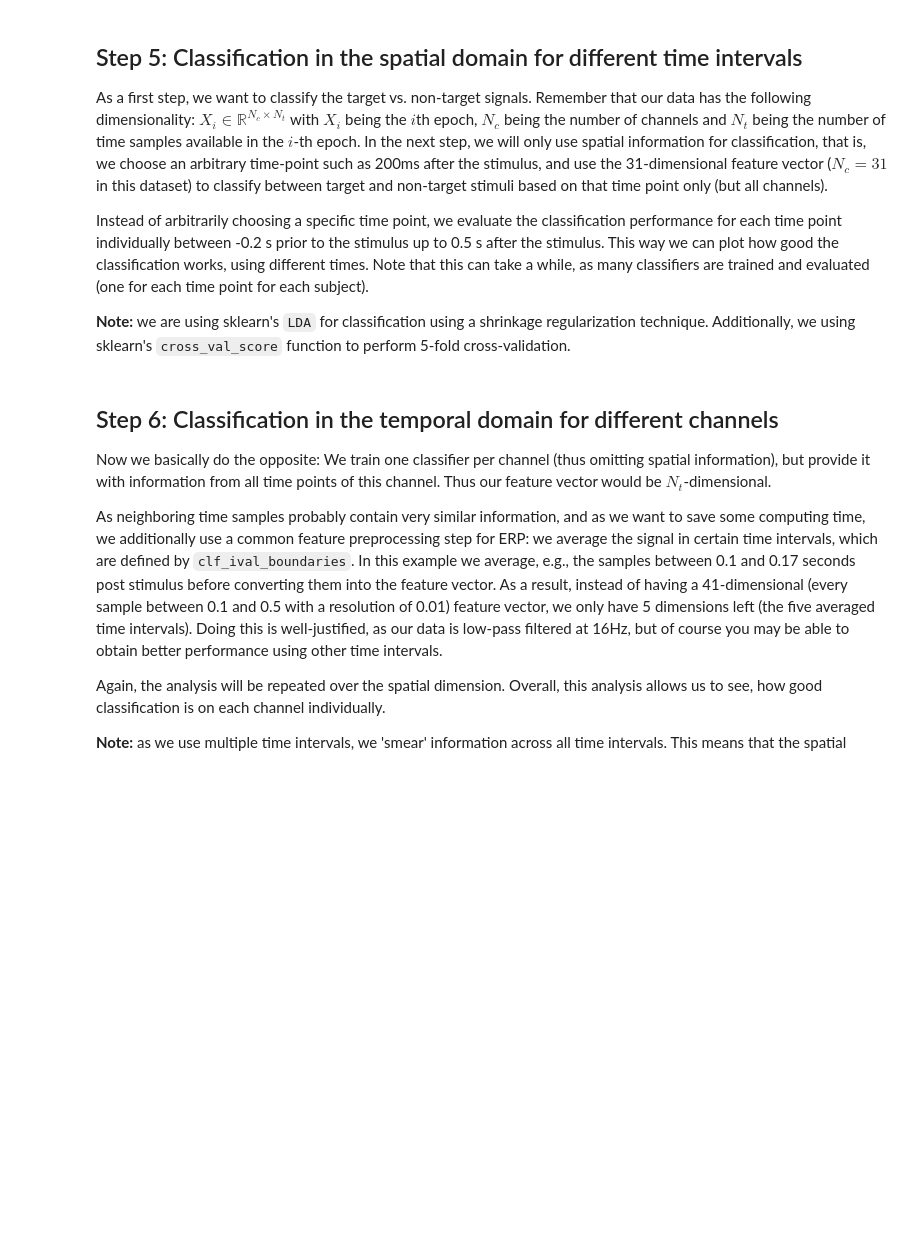
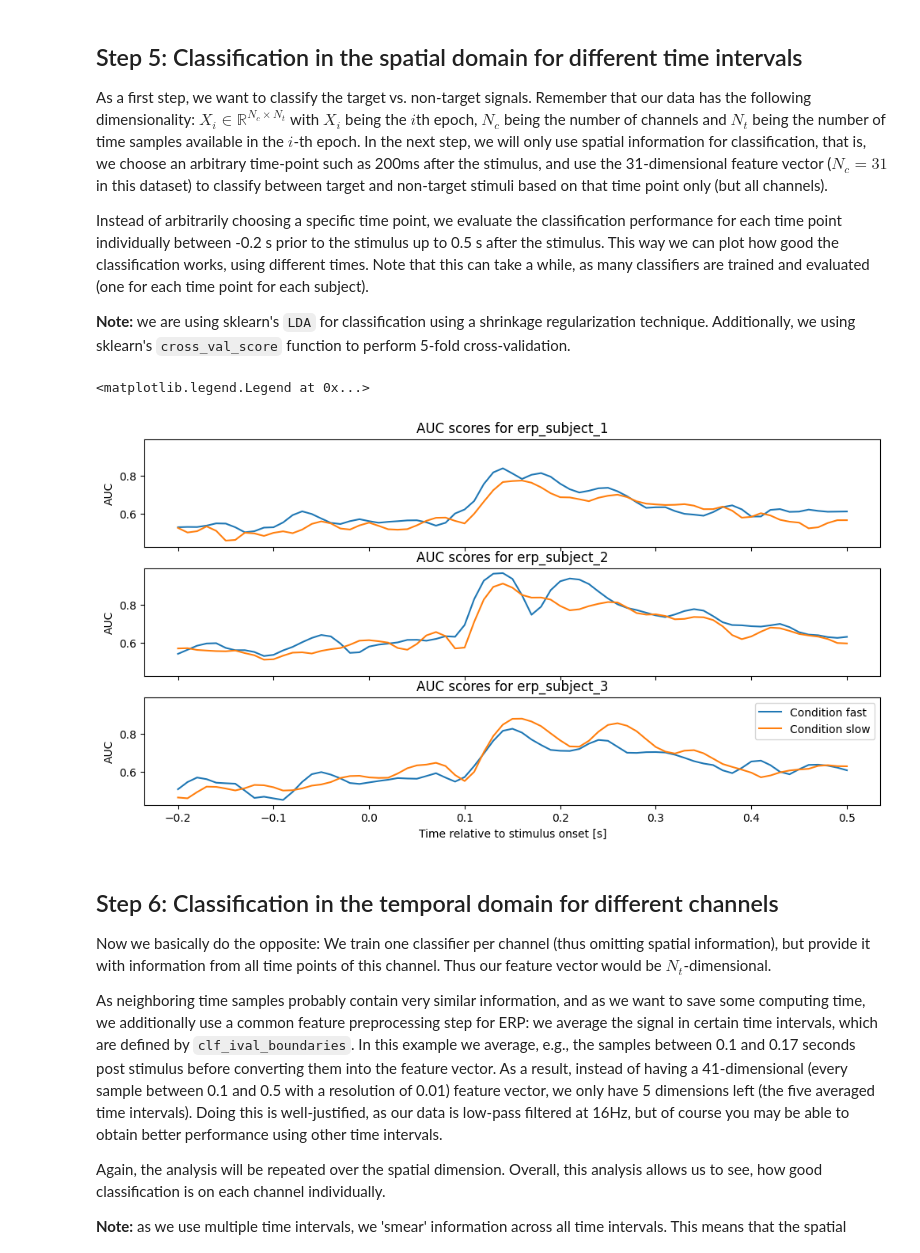
Before and after one commit to thijor/eeg_tutorial_erp, a Jupyter notebook: eeg_tutorial_erp.ipynb, the cells around one changed output. Drawn from its saved outputs; the diff is of its cells as text; code cells hidden in the pictures; blank space fills up the shorter version.

```diff
--- a/eeg_tutorial_erp.ipynb
+++ b/eeg_tutorial_erp.ipynb
@@ -196,38 +244,41 @@ Instead of arbitrarily choosing a specific time point, we evaluate the classific
 # %%
 # Set decoding time points
 tstep = 0.010
 clf_times = np.arange(tmin, tmax+tstep, tstep)
 
 # Initialize classifier
 lda = ToeplitzLDA(n_channels=n_channels)
 
-n_sessions = len(conf['auditory_oddball']['session_list'])
-fig, axes = plt.subplots(n_sessions, 1, figsize=(12,6), sharex=True, sharey=True)
+n_sessions = len(conf["auditory_oddball"]["session_list"])
+fig, axes = plt.subplots(n_sessions, 1, figsize=(12, 6), sharex=True, sharey=True)
 
-for s_i, session in enumerate(conf['auditory_oddball']['session_list']):
+for s_i, session in enumerate(conf["auditory_oddball"]["session_list"]):
     ax = axes[s_i] if n_sessions > 1 else axes
-    for c_i, condition in enumerate(conf['auditory_oddball']['condition_list']):
+    for c_i, condition in enumerate(conf["auditory_oddball"]["condition_list"]):
 
         # Compute scores with cross_val_score from sklearn
         scores = np.zeros((clf_times.shape[0],))
         for t_i, clf_time in enumerate(clf_times):
 
             # Extract the data
             epo = all_data[session][condition]
             X = epo.get_data()[:,:,epo.time_as_index(clf_time)].squeeze()
             y = epo.events[:,2]
 
             # Evaluate classifier, save average score over folds
-            scores[t_i] = cross_val_score(lda, X, y, cv=5, scoring='roc_auc').mean()
+            scores[t_i] = cross_val_score(lda, X, y, cv=5, scoring="roc_auc").mean()
 
         # Plot scores over time
-        ax.plot(clf_times, scores, label=f'Condition {condition}')
+        ax.plot(clf_times, scores, label=f"Condition {condition}")
 
-    ax.set_title(f'AUC scores for {session}')
-    ax.set_ylabel('AUC')
+    ax.set_title(f"AUC scores for {session}")
+    ax.set_ylabel("AUC")
 
-ax.set_xlabel('Time relative to stimulus onset (s)')
+ax.set_xlabel("Time relative to stimulus onset [s]")
 ax.legend()
+# %% [output]
+<matplotlib.legend.Legend at 0x...>
+[figure, added]
 # %% [markdown]
 ## Step 6: Classification in the temporal domain for different channels
 
```
Also changed, not shown: parts of 13 cells of this notebook.
